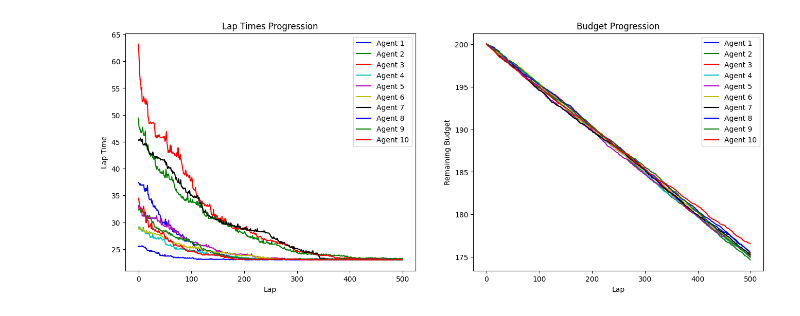
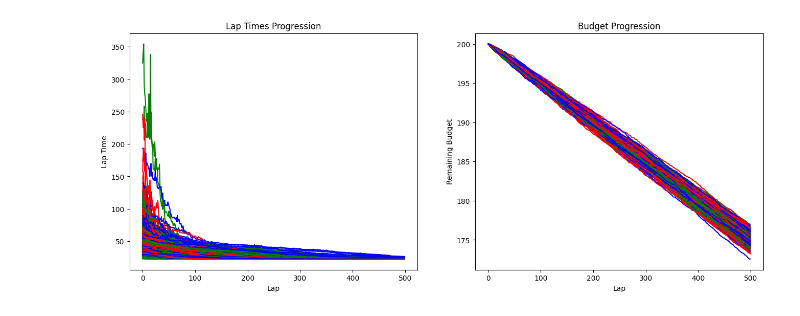
Before and after one commit to gullo97/FormulaAI, a Jupyter notebook: notebook.ipynb, the cells around one changed output. Saved outputs shown, nothing was run; the diff lists cells and outputs as text; code cells hidden in the pictures.

```diff
--- a/notebook.ipynb
+++ b/notebook.ipynb
@@ -86,7 +86,7 @@ def rotate_features(agent, theta, u, v):
 #     return agent, budget
 
 def optimize_agent(agent, lap_time, last_best_lap_time, last_best_agent_state,
-                budget, agent_idx, min_improvement=0.05, rotation_scale=0.1):
+                budget, agent_idx, min_improvement=0.05, rotation_scale=0.1, method = 'random'):
 
     if budget > 0:
         # Initialize if not provided
@@ -103,9 +103,20 @@ def optimize_agent(agent, lap_time, last_best_lap_time, last_best_agent_state,
 
         # Generate random rotation angle and basis vectors
         theta = np.random.uniform(-rotation_scale, rotation_scale)
-        u, v = np.random.randn(len(agent)), np.random.randn(len(agent))
-        u /= np.linalg.norm(u)
-        v /= np.linalg.norm(v)
+
+        if method == 'random':
+            u, v = np.random.randn(len(agent)), np.random.randn(len(agent))
+            u /= np.linalg.norm(u)
+            v /= np.linalg.norm(v)
+
+        elif method == 'orthogonal':
+            u, v = generate_orthogonal_u_v(agent)
+
+        elif method == 'max_feature':
+            u, v = generate_u_v_from_max_feature(agent)
+
+
+
 
         # Rotate features
         agent = rotate_features(agent, theta, u, v)
@@ -113,10 +124,30 @@ def optimize_agent(agent, lap_time, last_best_lap_time, last_best_agent_state,
 
     return agent, budget
 
+def generate_orthogonal_u_v(agent):
+    """Generates two orthogonal vectors in the plane of the agent's features."""
+    u = np.random.randn(len(agent))
+    u /= np.linalg.norm(u)
+    v = np.random.randn(len(agent))
+    v -= np.dot(v, u) * u
+    v /= np.linalg.norm(v)
+    return u, v
+
+def generate_u_v_from_max_feature(agent):
+    """Generates two vectors in the plane of the agent's features, one pointing to the direction of the maximum absolute feature and the other orthogonal to it."""
+    max_feature_idx = np.argmax(np.abs(agent))
+    u = np.zeros(len(agent))
+    u[max_feature_idx] = 1
+    v = np.random.randn(len(agent))
+    v -= np.dot(v, u) * u
+    v /= np.linalg.norm(v)
+    return u, v
+
 
 def main(num_agents=3, num_laps=10, initial_budget=1.0, live_plotting=True, pretrained_agents=None, track=None, dt = 0.5):
     L, n, alpha, beta = 30, 5, 1.0, 1.0
-    colors = ['b', 'g', 'r', 'c', 'm', 'y', 'k']  # Add more colors if needed
+    colors = ['b', 'g', 'r']  # Add more colors if needed
+    methods = ['random', 'orthogonal', 'max_feature']
 
     if track is None:
         track = generate_fourier_vectorized(L, n)
@@ -180,8 +211,8 @@ def main(num_agents=3, num_laps=10, initial_budget=1.0, live_plotting=True, pret
         for i in range(num_agents):
             agents[i], budgets[i] = optimize_agent(
                 agents[i], lap_times[i], last_best_lap_time,
-                last_best_agent_state, budgets[i], i
-            )
+                last_best_agent_state, budgets[i], i, method = methods[i % len(methods)])
+
 
         if live_plotting:
             ax3.clear()
@@ -189,37 +220,37 @@ def main(num_agents=3, num_laps=10, initial_budget=1.0, live_plotting=True, pret
             for i in range(num_agents):
                 ax3.plot(range(lap + 1), lap_times_history[:lap+1, i], label=f'Agent {i+1}', color=colors[i % len(colors)])
                 ax4.plot(range(lap + 1), budget_history[:lap+1, i], label=f'Agent {i+1}', color=colors[i % len(colors)])
             ax3.legend()
             ax4.legend()
             ax3.set_title('Lap Times Progression')
             ax4.set_title('Budget Progression')
             ax3.set_xlabel('Lap')
             ax4.set_xlabel('Lap')
             ax3.set_ylabel('Lap Time')
             ax4.set_ylabel('Remaining Budget')
 
     if not live_plotting:
         # Plot the lap times history and budget history only at the end
         fig, axs = plt.subplots(1, 2, figsize=(16, 6))
         for i in range(num_agents):
             axs[0].plot(range(num_laps), lap_times_history[:, i], label=f'Agent {i+1}', color=colors[i % len(colors)])
             axs[1].plot(range(num_laps), budget_history[:, i], label=f'Agent {i+1}', color=colors[i % len(colors)])
-        axs[0].legend()
-        axs[1].legend()
+        # axs[0].legend()
+        # axs[1].legend()
         axs[0].set_title('Lap Times Progression')
         axs[1].set_title('Budget Progression')
         axs[0].set_xlabel('Lap')
         axs[1].set_xlabel('Lap')
         axs[0].set_ylabel('Lap Time')
         axs[1].set_ylabel('Remaining Budget')
         plt.show()
 
     return lap_times_history, budget_history, agents, track
 
 
-lap_times_history, budget_history, trained_agents, track = main(num_agents=10, num_laps=500, initial_budget=200.0, live_plotting=False, dt=0.1)
+lap_times_history, budget_history, trained_agents, track = main(num_agents=1000, num_laps=500, initial_budget=200.0, live_plotting=False, dt=0.1)
 # %% [output]
-[figure, old version]
+[figure, new version]
 # %%
 main(num_agents=10, num_laps=50, initial_budget=100.0, live_plotting=True, pretrained_agents=trained_agents, track=track, dt=0.2)
 # %% [output]
```
Also changed, not shown: parts of 1 cell of this notebook.
